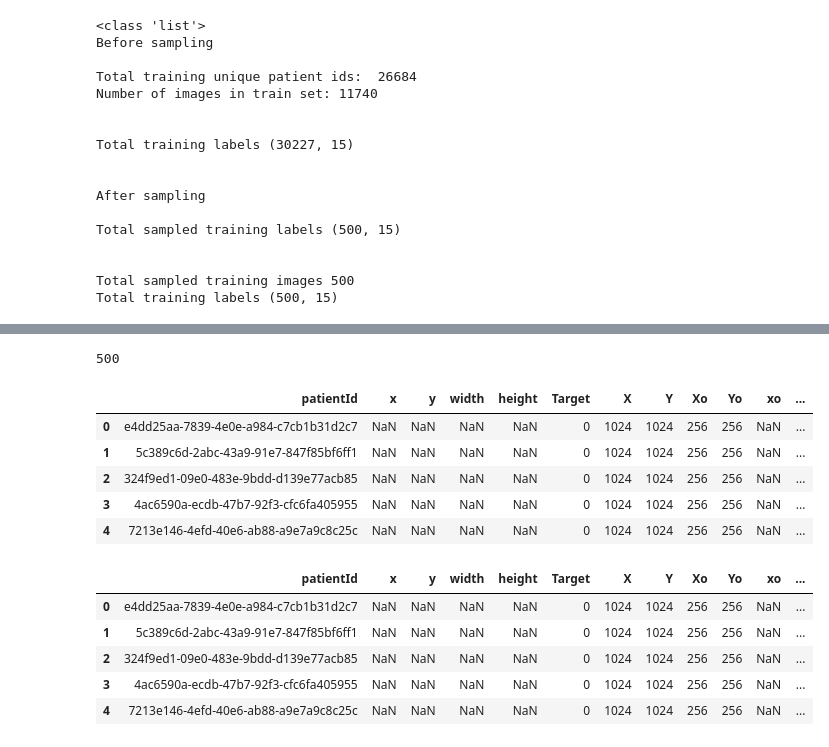
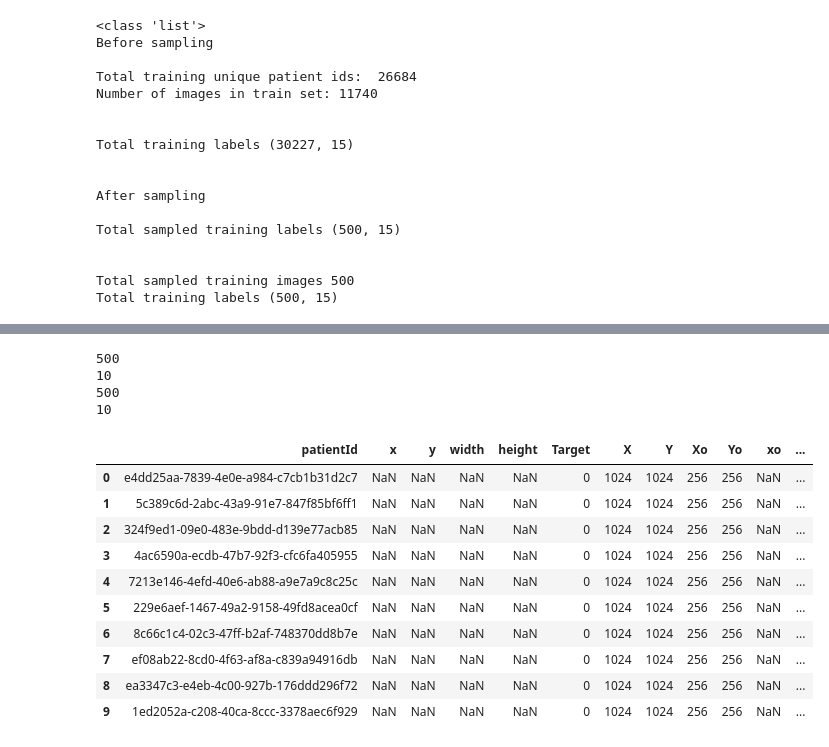
Before and after one commit to nandhukumar86/CapstonePneumoniaDetection, a Jupyter notebook: Vani/Capstoneyolomodel.ipynb, the cells around one changed output, grey strips where cells are left out. Drawn from its saved outputs; the diff is of its cells as text; code cells hidden in the pictures.

```diff
--- a/Vani/Capstoneyolomodel.ipynb
+++ b/Vani/Capstoneyolomodel.ipynb
@@ -139,29 +181,34 @@ Total training labels (500, 15)
 # %%
 # Shape of images
-len(X)
+print(len(X))
+print(len(Xtest))
+print(len(Y))
+print(len(Ytest))
 # %% [output]
 500
+10
+500
+10
 # %%
 Xdf = pd.DataFrame({'patientId':X.keys(),
                    'imageArray':X.values()})
-dat = Y.merge(Xdf, on='patientId', how='left')
+dattrain = Y.merge(Xdf, on='patientId', how='left')
+
+#test
+Xtestdf = pd.DataFrame({'patientId':Xtest.keys(),
+                   'imageArray':Xtest.values()})
+dattest = Ytest.merge(Xtestdf, on='patientId', how='left')
-# %%
-dat.head(5)
-# %% [output]
-|  | patientId | x | y | width | height | Target | X | Y | Xo | Yo | xo | ... |
-| 0 | e4dd25aa-7839-4e0e-a984-c7cb1b31d2c7 | NaN | NaN | NaN | NaN | 0 | 1024 | 1024 | 256 | 256 | NaN | ... |
-| 1 | 5c389c6d-2abc-43a9-91e7-847f85bf6ff1 | NaN | NaN | NaN | NaN | 0 | 1024 | 1024 | 256 | 256 | NaN | ... |
-| 2 | 324f9ed1-09e0-483e-9bdd-d139e77acb85 | NaN | NaN | NaN | NaN | 0 | 1024 | 1024 | 256 | 256 | NaN | ... |
-| 3 | 4ac6590a-ecdb-47b7-92f3-cfc6fa405955 | NaN | NaN | NaN | NaN | 0 | 1024 | 1024 | 256 | 256 | NaN | ... |
-| 4 | 7213e146-4efd-40e6-ab88-a9e7a9c8c25c | NaN | NaN | NaN | NaN | 0 | 1024 | 1024 | 256 | 256 | NaN | ... |
-# %%
-Xdf = pd.DataFrame({'patientId':X.keys(), 'imageArray':X.values()})
-dat = Y.merge(Xdf, on='patientId', how='left')
-dat.head()
-# %% [output]
-|  | patientId | x | y | width | height | Target | X | Y | Xo | Yo | xo | ... |
-| 0 | e4dd25aa-7839-4e0e-a984-c7cb1b31d2c7 | NaN | NaN | NaN | NaN | 0 | 1024 | 1024 | 256 | 256 | NaN | ... |
-| 1 | 5c389c6d-2abc-43a9-91e7-847f85bf6ff1 | NaN | NaN | NaN | NaN | 0 | 1024 | 1024 | 256 | 256 | NaN | ... |
-| 2 | 324f9ed1-09e0-483e-9bdd-d139e77acb85 | NaN | NaN | NaN | NaN | 0 | 1024 | 1024 | 256 | 256 | NaN | ... |
-| 3 | 4ac6590a-ecdb-47b7-92f3-cfc6fa405955 | NaN | NaN | NaN | NaN | 0 | 1024 | 1024 | 256 | 256 | NaN | ... |
-| 4 | 7213e146-4efd-40e6-ab88-a9e7a9c8c25c | NaN | NaN | NaN | NaN | 0 | 1024 | 1024 | 256 | 256 | NaN | ... |
+# %%
+dattrain.head(10)
+# %% [output]
+|  | patientId | x | y | width | height | Target | X | Y | Xo | Yo | xo | ... |
+| 0 | e4dd25aa-7839-4e0e-a984-c7cb1b31d2c7 | NaN | NaN | NaN | NaN | 0 | 1024 | 1024 | 256 | 256 | NaN | ... |
+| 1 | 5c389c6d-2abc-43a9-91e7-847f85bf6ff1 | NaN | NaN | NaN | NaN | 0 | 1024 | 1024 | 256 | 256 | NaN | ... |
+| 2 | 324f9ed1-09e0-483e-9bdd-d139e77acb85 | NaN | NaN | NaN | NaN | 0 | 1024 | 1024 | 256 | 256 | NaN | ... |
+| 3 | 4ac6590a-ecdb-47b7-92f3-cfc6fa405955 | NaN | NaN | NaN | NaN | 0 | 1024 | 1024 | 256 | 256 | NaN | ... |
+| 4 | 7213e146-4efd-40e6-ab88-a9e7a9c8c25c | NaN | NaN | NaN | NaN | 0 | 1024 | 1024 | 256 | 256 | NaN | ... |
+| 5 | 229e6aef-1467-49a2-9158-49fd8acea0cf | NaN | NaN | NaN | NaN | 0 | 1024 | 1024 | 256 | 256 | NaN | ... |
+| 6 | 8c66c1c4-02c3-47ff-b2af-748370dd8b7e | NaN | NaN | NaN | NaN | 0 | 1024 | 1024 | 256 | 256 | NaN | ... |
+| 7 | ef08ab22-8cd0-4f63-af8a-c839a94916db | NaN | NaN | NaN | NaN | 0 | 1024 | 1024 | 256 | 256 | NaN | ... |
+| 8 | ea3347c3-e4eb-4c00-927b-176ddd296f72 | NaN | NaN | NaN | NaN | 0 | 1024 | 1024 | 256 | 256 | NaN | ... |
+| 9 | 1ed2052a-c208-40ca-8ccc-3378aec6f929 | NaN | NaN | NaN | NaN | 0 | 1024 | 1024 | 256 | 256 | NaN | ... |
```
Also changed, not shown: parts of 8 cells of this notebook.
